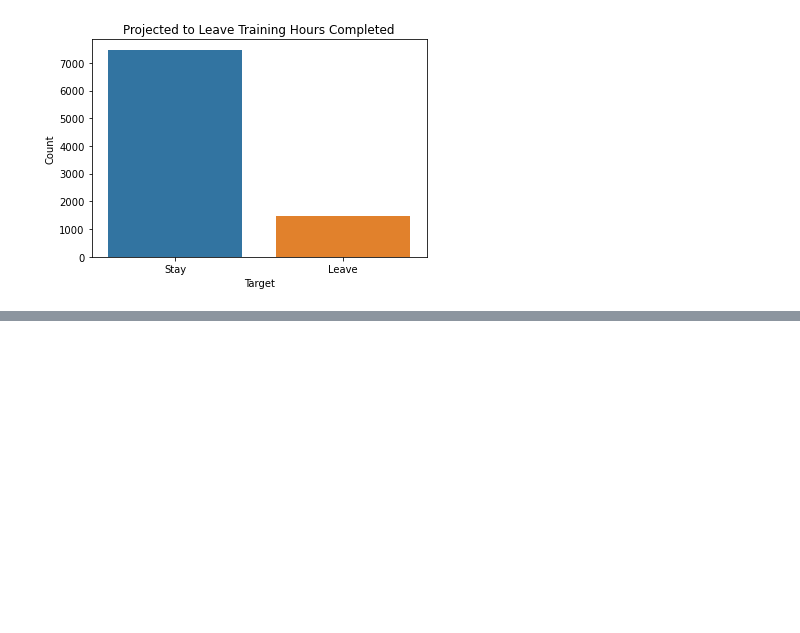
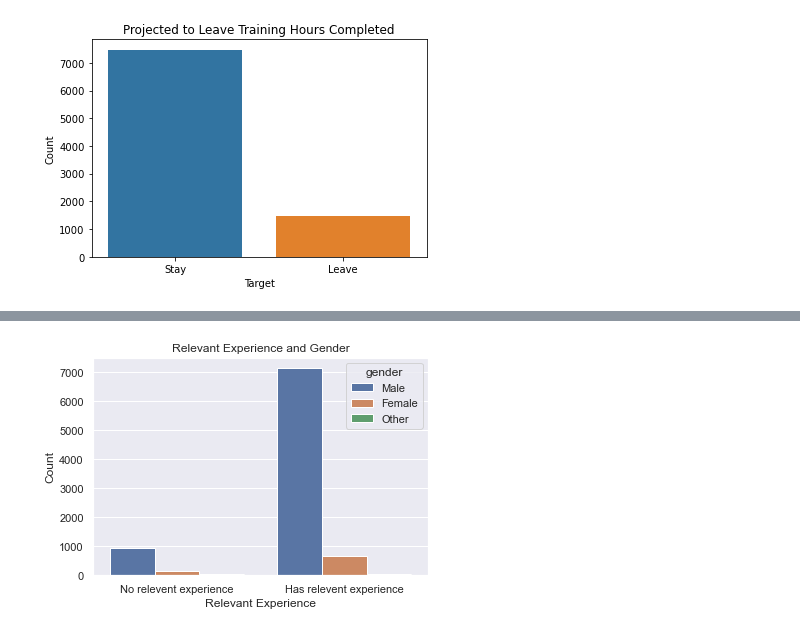
Before and after one commit to anariver/DS-201-Project-1, a Jupyter notebook: Project 1 - part 1 - loading and wrangling data.ipynb, the cells around one changed output, grey strips where cells are left out. Drawn from its saved outputs; the diff is of its cells as text; code cells hidden in the pictures; blank space fills up the shorter version.

```diff
--- a/Project 1 - part 1 - loading and wrangling data.ipynb
+++ b/Project 1 - part 1 - loading and wrangling data.ipynb
@@ -196,0 +209,10 @@ plt.show()
+# %%
+# Bargraph counting those with relevant experience based on gender
+sns.set_theme(style="darkgrid")
+sns.countplot('relevent_experience', hue = 'gender',data=new_training)
+plt.xlabel('Relevant Experience')
+plt.ylabel('Count')
+plt.title('Relevant Experience and Gender')
+plt.show()
+# %% [output]
+[figure, added]
```
Also changed, not shown: parts of 10 cells of this notebook.
